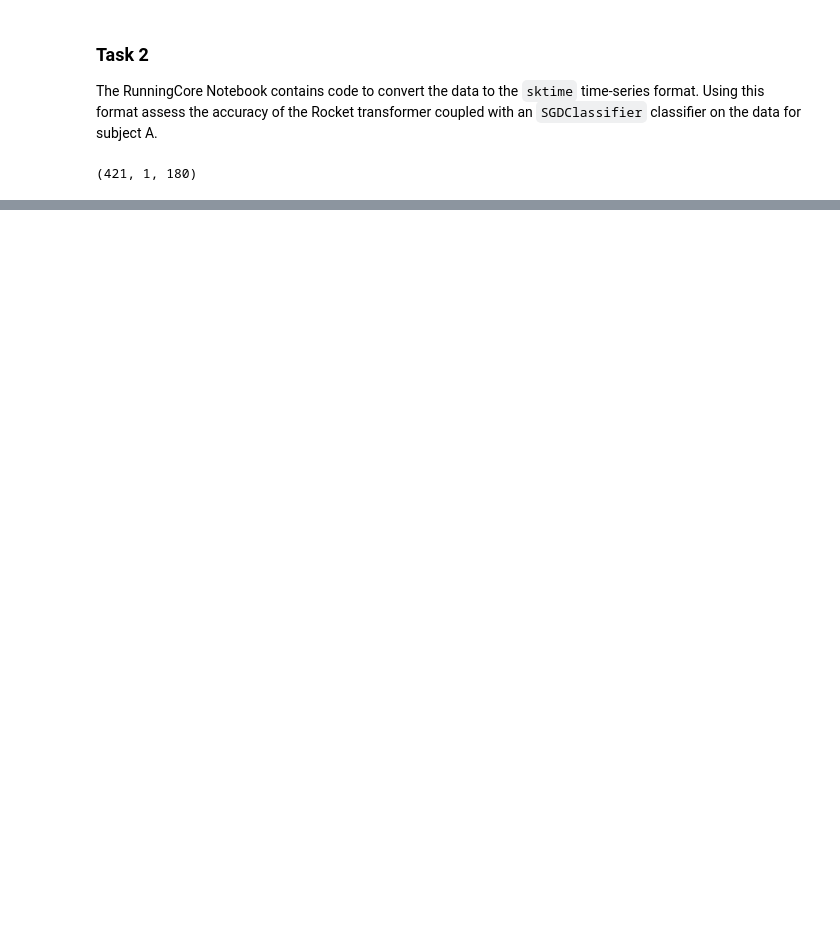
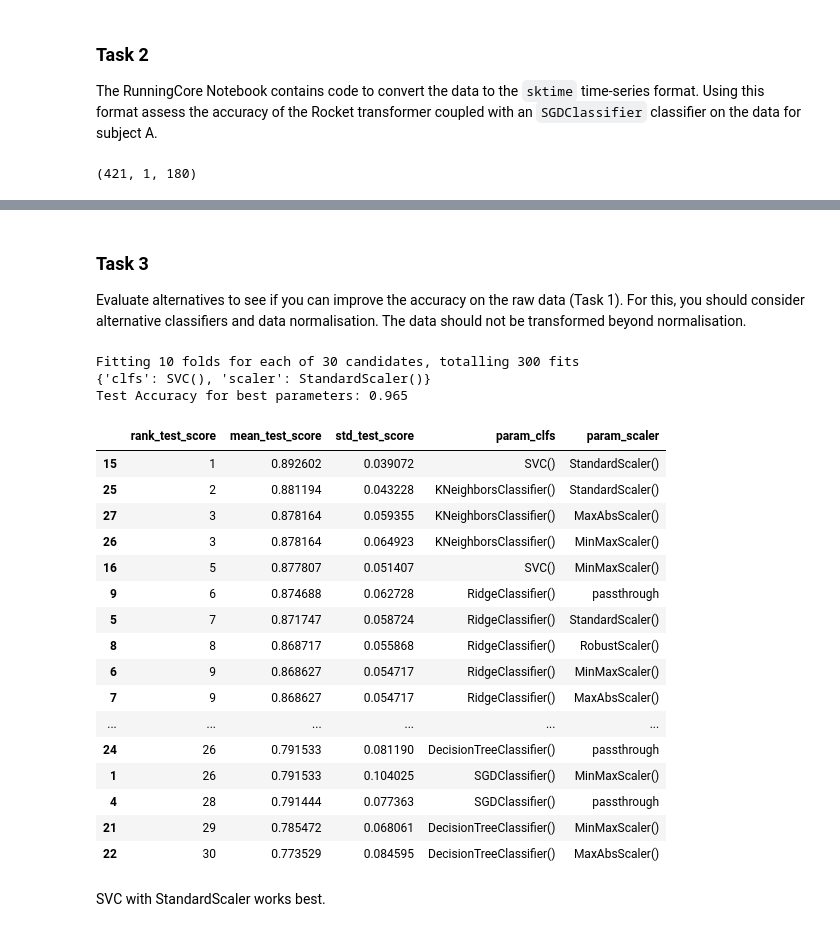
Before and after one commit to tmnstllr/ucd-machine_learning, a Jupyter notebook: RunningCore.ipynb, the cells around one changed output, grey strips where cells are left out. Cells and saved outputs as stored; diff of their text form; code cells hidden in the pictures; blank space fills up the shorter version.

```diff
--- a/RunningCore.ipynb
+++ b/RunningCore.ipynb
@@ -78,0 +125,72 @@ X3d.shape
+# %% [markdown]
+### Task 3
+Evaluate alternatives to see if you can improve the accuracy on the raw data (Task 1). For this, you should consider alternative classifiers and data normalisation. The data should not be transformed beyond normalisation.
+# %%
+X_train, X_test, y_train, y_test = train_test_split(X, y, test_size=0.2, random_state=42)
+
+scalers = [
+    StandardScaler(),
+    MinMaxScaler(),
+    MaxAbsScaler(),
+    RobustScaler(),
+    "passthrough"
+]
+
+clfs = [
+    SGDClassifier(),
+    RidgeClassifier(),
+    LogisticRegression(max_iter=10000),
+    SVC(),
+    DecisionTreeClassifier(),
+    KNeighborsClassifier()
+]
+
+pipe = Pipeline([
+    ("scaler", scalers),
+    ("clfs", clfs)
+])
+
+param = {
+    "scaler": scalers,
+    "clfs": clfs
+}
+
+grid = GridSearchCV(
+    pipe,
+    param_grid=param,
+    scoring="accuracy",
+    verbose=1,
+    cv=10,
+    n_jobs=-1
+)
+
+grid.fit(X_train, y_train)
+y_pred_gs = grid.predict(X_test)
+print(grid.best_params_)
+print("Test Accuracy for best parameters: {0:4.3f}".format(accuracy_score(y_test, y_pred_gs)))
+# %% [output]
+Fitting 10 folds for each of 30 candidates, totalling 300 fits
+{'clfs': SVC(), 'scaler': StandardScaler()}
+Test Accuracy for best parameters: 0.965
+# %%
+pd.DataFrame(grid.cv_results_)[['rank_test_score', 'mean_test_score', 'std_test_score', 'param_clfs', 'param_scaler']].sort_values(by='rank_test_score')
+# %% [output]
+|  | rank_test_score | mean_test_score | std_test_score | param_clfs | param_scaler |
+| 15 | 1 | 0.892602 | 0.039072 | SVC() | StandardScaler() |
+| 25 | 2 | 0.881194 | 0.043228 | KNeighborsClassifier() | StandardScaler() |
+| 27 | 3 | 0.878164 | 0.059355 | KNeighborsClassifier() | MaxAbsScaler() |
+| 26 | 3 | 0.878164 | 0.064923 | KNeighborsClassifier() | MinMaxScaler() |
+| 16 | 5 | 0.877807 | 0.051407 | SVC() | MinMaxScaler() |
+| 9 | 6 | 0.874688 | 0.062728 | RidgeClassifier() | passthrough |
+| 5 | 7 | 0.871747 | 0.058724 | RidgeClassifier() | StandardScaler() |
+| 8 | 8 | 0.868717 | 0.055868 | RidgeClassifier() | RobustScaler() |
+| 6 | 9 | 0.868627 | 0.054717 | RidgeClassifier() | MinMaxScaler() |
+| 7 | 9 | 0.868627 | 0.054717 | RidgeClassifier() | MaxAbsScaler() |
+| ... | ... | ... | ... | ... | ... |
+| 24 | 26 | 0.791533 | 0.081190 | DecisionTreeClassifier() | passthrough |
+| 1 | 26 | 0.791533 | 0.104025 | SGDClassifier() | MinMaxScaler() |
+| 4 | 28 | 0.791444 | 0.077363 | SGDClassifier() | passthrough |
+| 21 | 29 | 0.785472 | 0.068061 | DecisionTreeClassifier() | MinMaxScaler() |
+| 22 | 30 | 0.773529 | 0.084595 | DecisionTreeClassifier() | MaxAbsScaler() |
+# %% [markdown]
+SVC with StandardScaler works best.
```
Also changed, not shown: parts of 20 cells of this notebook.
